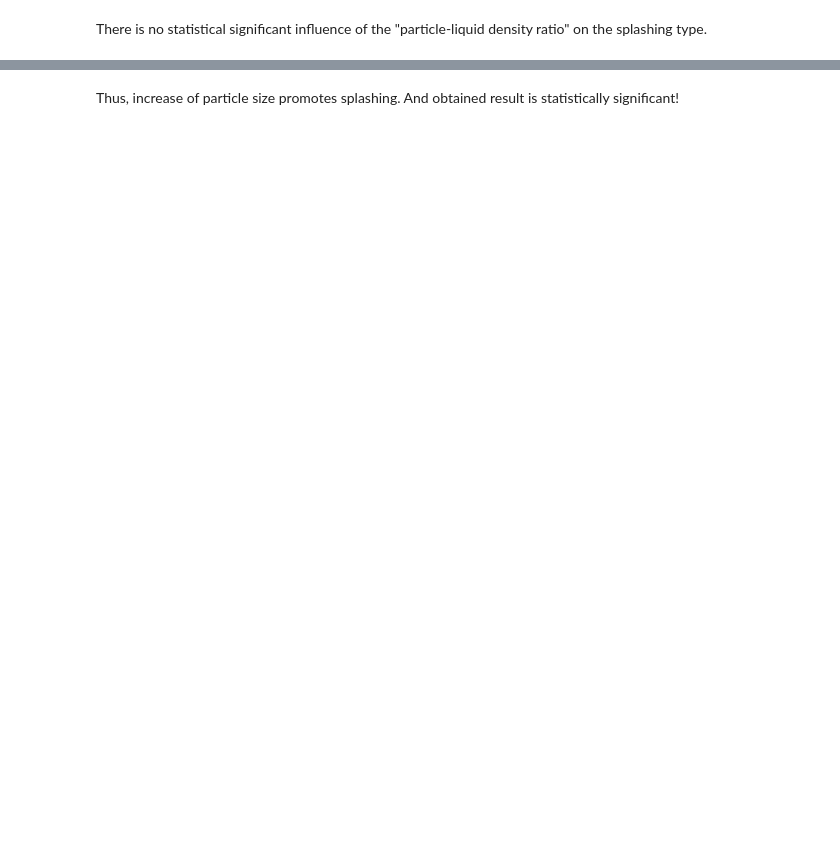
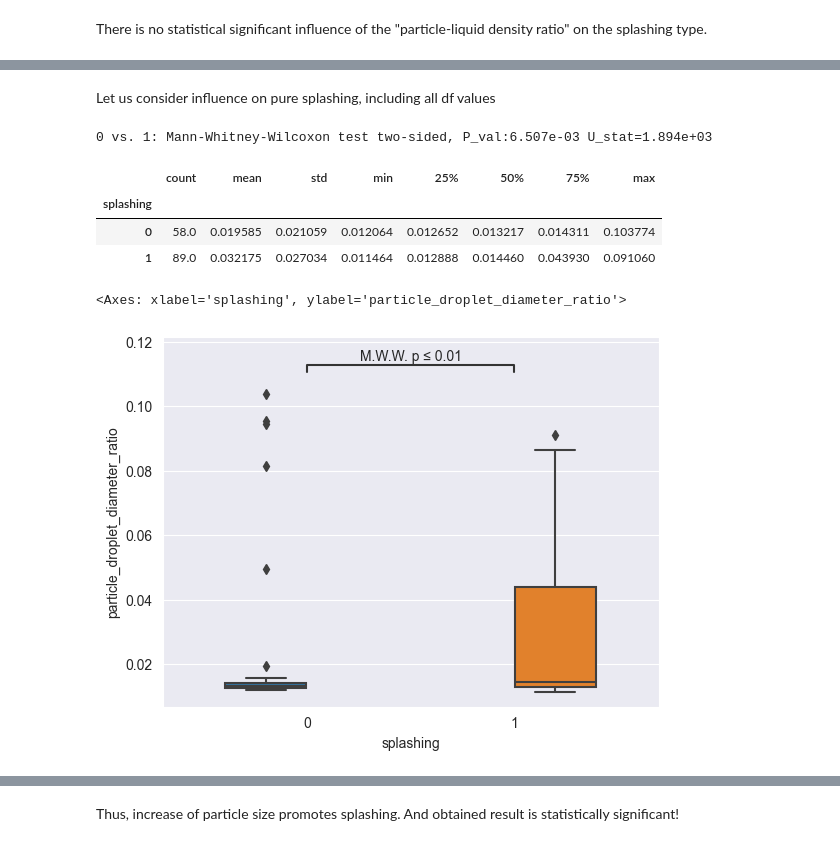
Before and after one commit to mvulf/drop-wall-impact-ml-prediction, a Jupyter notebook: notebooks/research_13_drop_impact_behaviour_study.ipynb, the cells around one changed output, grey strips where cells are left out. Saved outputs shown, nothing was run; the diff lists cells and outputs as text; code cells hidden in the pictures; blank space fills up the shorter version.

```diff
--- a/notebooks/research_13_drop_impact_behaviour_study.ipynb
+++ b/notebooks/research_13_drop_impact_behaviour_study.ipynb
@@ -431,0 +500,18 @@ p-value = 0.0002587
+# %% [markdown]
+Let us consider influence on pure splashing, including all df values
+# %%
+test_num_impact_and_plot_boxplot(
+    df=df[df['wettability'] == 'lyophilic'],
+    feature='particle_droplet_diameter_ratio',
+    target='splashing',
+    order=[0, 1],
+    verbose=True,
+)
+# %% [output]
+0 vs. 1: Mann-Whitney-Wilcoxon test two-sided, P_val:6.507e-03 U_stat=1.894e+03
+|  | count | mean | std | min | 25% | 50% | 75% | max |
+| splashing |  |  |  |  |  |  |  |  |
+| 0 | 58.0 | 0.019585 | 0.021059 | 0.012064 | 0.012652 | 0.013217 | 0.014311 | 0.103774 |
+| 1 | 89.0 | 0.032175 | 0.027034 | 0.011464 | 0.012888 | 0.014460 | 0.043930 | 0.091060 |
+<Axes: xlabel='splashing', ylabel='particle_droplet_diameter_ratio'>
+[figure, added]
```
Also changed, not shown: parts of 23 cells of this notebook.
